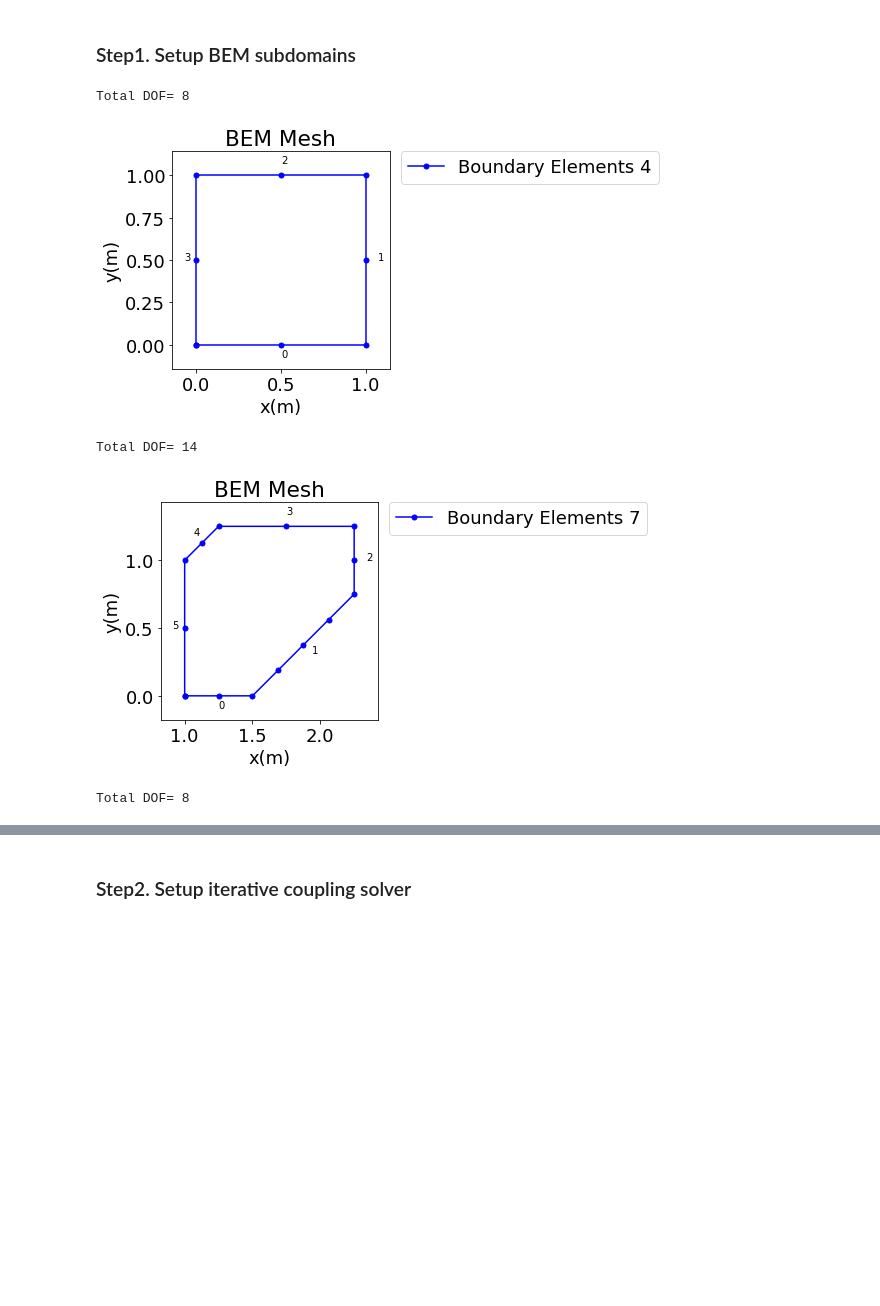
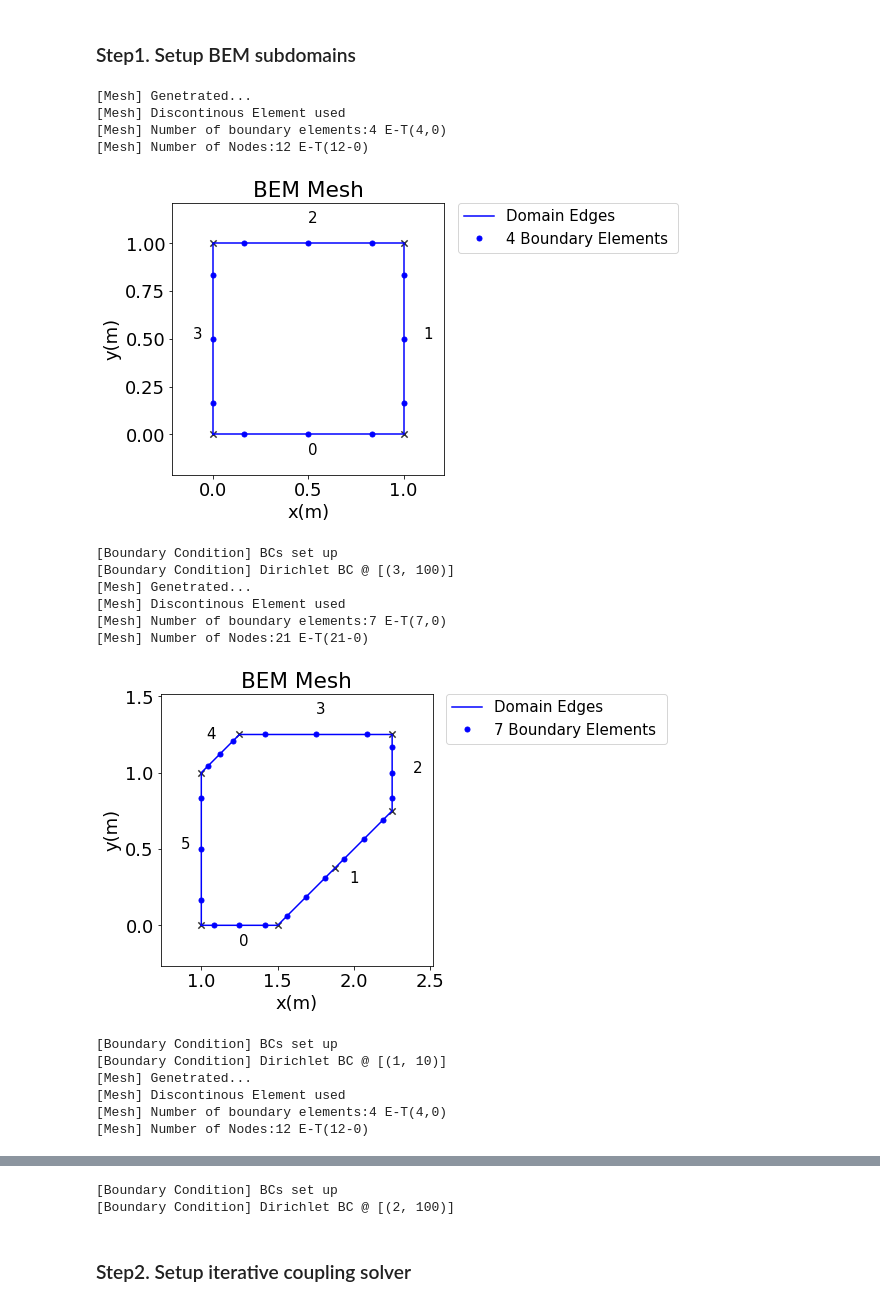
Before and after one commit to BinWang0213/PyBEM2D, a Jupyter notebook: Examples/IJNME_DDM_LDomain.ipynb, the cells around one changed output, grey strips where cells are left out. Cells and saved outputs as stored; diff of their text form; code cells hidden in the pictures; blank space fills up the shorter version.

```diff
--- a/Examples/IJNME_DDM_LDomain.ipynb
+++ b/Examples/IJNME_DDM_LDomain.ipynb
@@ -31,7 +31,7 @@ Boundary_vert=[(0.0, 0.0), (1.0, 0.0), (1.0, 1.0), (0.0, 1.0)] #Anti-clock wise
 element_esize=1
 
 BEM_Case1.set_Mesh(Boundary_vert,[],element_esize,[],Type="Quad")
-
+BEM_Case1.plot_Mesh()
 #2.Set Boundary condition
 bc0=[(3,100)]
 bc1=[(1,0)]
@@ -44,35 +44,50 @@ BEM_Case2=BEM2D()
 
 #1.Build Mesh
 Boundary_vert=[(1.0, 0.0), (1.5, 0.0), (2.25, 0.75),(2.25,1.25),(1.25,1.25),(1.0, 1.0)] #Anti-clock wise for internal domain
 element_esize=1
 
 BEM_Case2.set_Mesh(Boundary_vert,[],element_esize,[],Type="Quad")
+BEM_Case2.plot_Mesh()
 
 #2.Set Boundary condition
 bc0=[(1,10)]
 bc1=[(5,0),(3,0)]
 #bc1=[(3,1)]
 BEM_Case2.set_BoundaryCondition(DirichletBC=bc0)
 #BEM_Case2.print_debug()
 
 #####Subdomain3########
 BEM_Case3=BEM2D()
 
 #1.Build Mesh
 Boundary_vert=[(1.25, 1.25), (2.25, 1.25), (2.25, 2.25), (1.25, 2.25)] #Anti-clock wise for internal domain
 element_esize=1
 
 BEM_Case3.set_Mesh(Boundary_vert,[],element_esize,[],Type="Quad")
+BEM_Case3.plot_Mesh()
 
 #2.Set Boundary condition
 bc0=[(2,100)]
 bc1=[(0,0)]
 #bc1=[(3,1)]
 BEM_Case3.set_BoundaryCondition(DirichletBC=bc0)
 #BEM_Case2.print_debug()
 # %% [output]
-Total DOF= 8
+[Mesh] Genetrated...
+[Mesh] Discontinous Element used
+[Mesh] Number of boundary elements:4 E-T(4,0)
+[Mesh] Number of Nodes:12 E-T(12-0)
-[figure, old version]
+[figure, new version]
-Total DOF= 14
+[Boundary Condition] BCs set up
+[Boundary Condition] Dirichlet BC @ [(3, 100)]
+[Mesh] Genetrated...
+[Mesh] Discontinous Element used
+[Mesh] Number of boundary elements:7 E-T(7,0)
+[Mesh] Number of Nodes:21 E-T(21-0)
-[figure, old version]
+[figure, new version]
-Total DOF= 8
+[Boundary Condition] BCs set up
+[Boundary Condition] Dirichlet BC @ [(1, 10)]
+[Mesh] Genetrated...
+[Mesh] Discontinous Element used
+[Mesh] Number of boundary elements:4 E-T(4,0)
+[Mesh] Number of Nodes:12 E-T(12-0)
@@ -80,3 +95,5 @@ Total DOF= 8
+[Boundary Condition] BCs set up
+[Boundary Condition] Dirichlet BC @ [(2, 100)]
 # %% [markdown]
 ### Step2. Setup iterative coupling solver
 # %%
```
Also changed, not shown: parts of 7 cells of this notebook, 8 other files.
